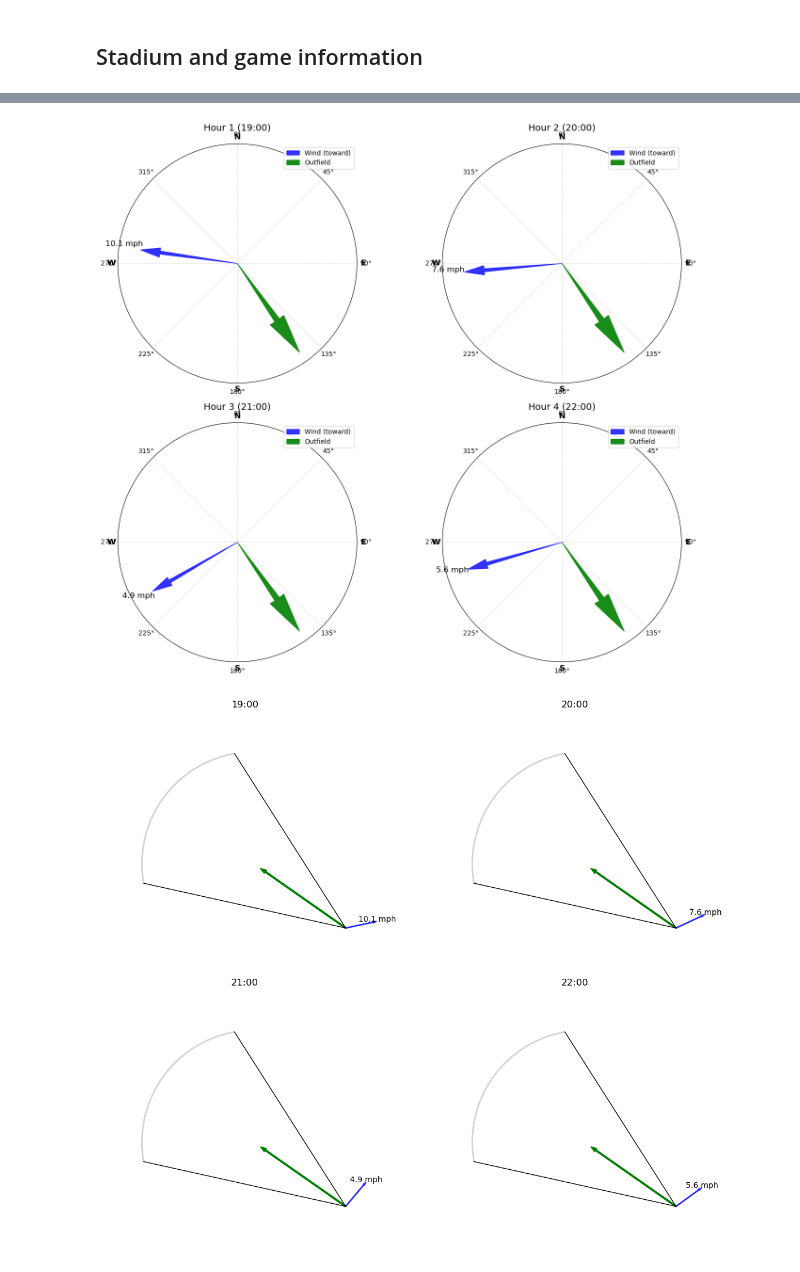
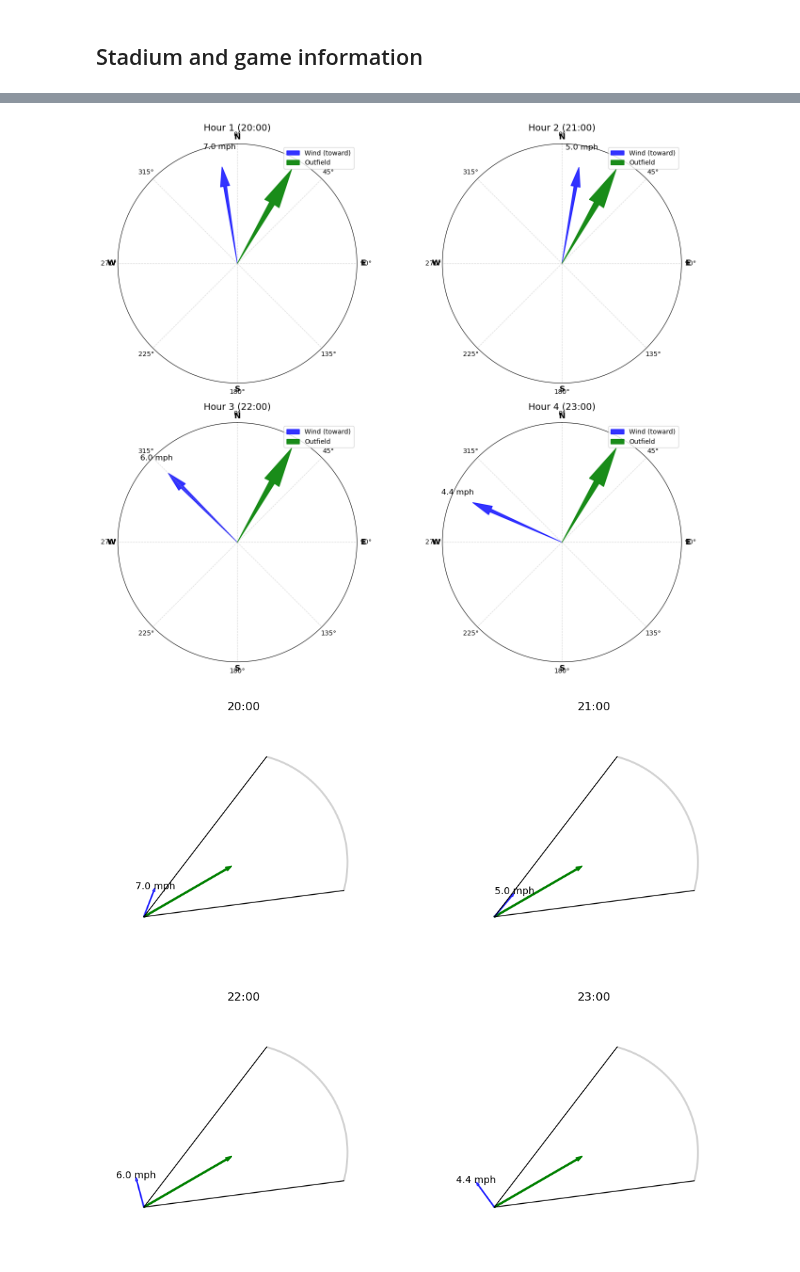
Before and after one commit to rpatel12438/mlb-wind-correlation, a Jupyter notebook: MLBwindCorrelation.ipynb, the cells around one changed output, grey strips where cells are left out. Saved outputs shown, nothing was run; the diff lists cells and outputs as text; code cells hidden in the pictures.

```diff
--- a/MLBwindCorrelation.ipynb
+++ b/MLBwindCorrelation.ipynb
@@ -74,7 +74,7 @@ def get_home_stadium_info(team_name, stadium_dict, date):
     print(f"{team_name} is playing at {home_team}'s stadium: {stadium_dict[home_team]['stadium']}")
     return home_team, stadium_dict[home_team]
 # %%
-team_name = "Atlanta Braves"  # or any other team
+team_name = "Texas Rangers"  # or any other team
 date = dt_date.today().isoformat()
 team_id = mlb_stadiums[team_name]["team_id"]
 
@@ -288,7 +288,7 @@ for j in range(len(filtered_wind), len(axes)):
 plt.tight_layout()
 plt.show()
 # %% [output]
-[figure, old version]
+[figure, new version]
 # %%
 from matplotlib.patches import Arc
 
@@ -355,35 +355,32 @@ for i, entry in enumerate(filtered_wind):
     # Outfield unit vector
     u_x = np.cos(rad)
     u_y = np.sin(rad)
 
     # Wind vector before flip
     v_x = wind_length * np.cos(rad_wind)
     v_y = wind_length * np.sin(rad_wind)
 
     # Dot product
     dot = v_x * u_x + v_y * u_y
 
     # Reflect wind vector about outfield vector (flip over outfield axis)
     v_ref_x = 2 * dot * u_x - v_x
     v_ref_y = 2 * dot * u_y - v_y
 
     # Draw reflected wind arrow
     ax.arrow(0, 0, v_ref_x, v_ref_y, color='blue', width=3, alpha=0.7, label='Wind')
 
     # Wind speed label
     x_text = v_ref_x * 1.15
-    y_text = v_ref_y * 1.15
+    y_text = v_ref_y * 1.1
     ax.text(x_text, y_text, f"{entry['speed_mph']:.1f} mph", fontsize=10, ha='center', color='black')
 
     # Time label
     time_label = entry["time"][-5:]
     ax.set_title(time_label, fontsize=12)
 
 # Remove unused subplots
 for j in range(num_hours, rows * cols):
     fig.delaxes(axes[j])
-
-plt.tight_layout()
-plt.show()
 # %% [output]
-[figure, old version]
+[figure, new version]
```
Also changed, not shown: parts of 5 cells of this notebook.
